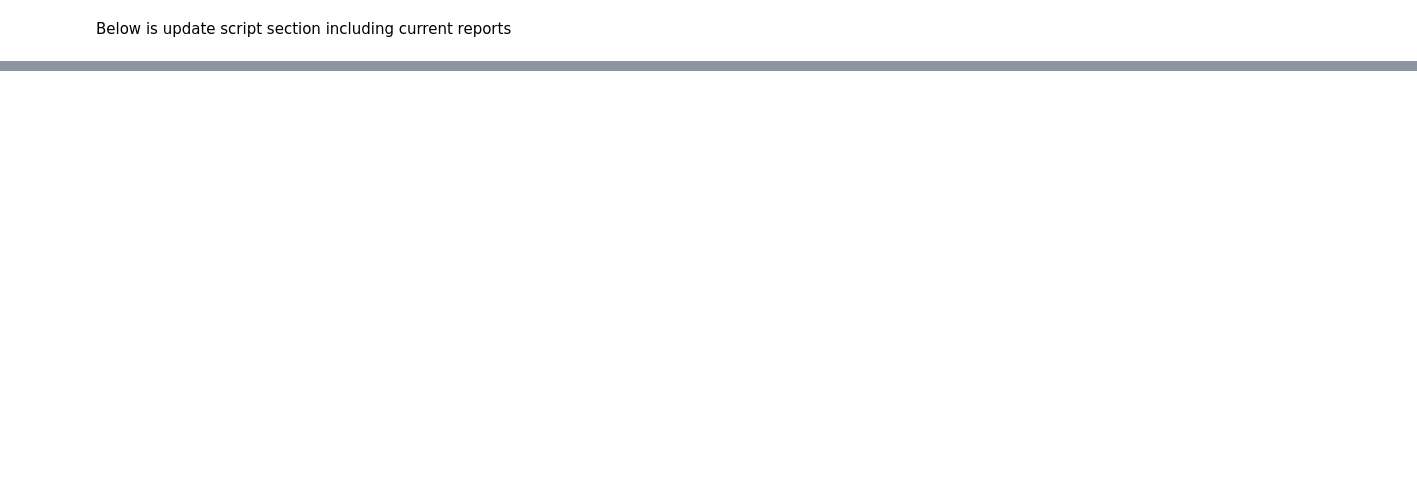
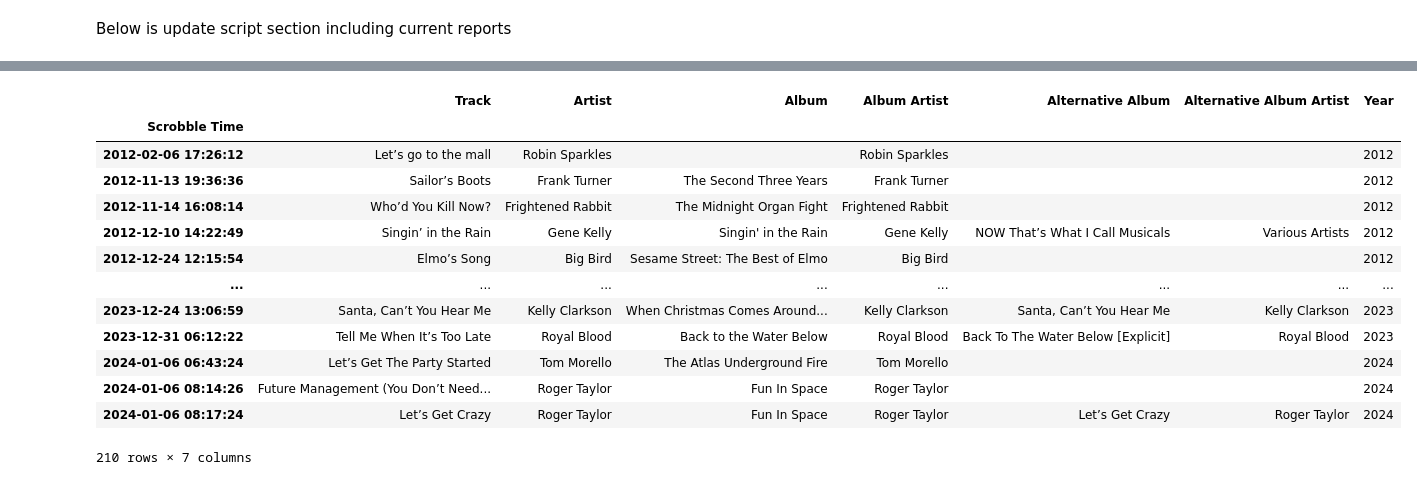
Before and after one commit to robfarrington88/lastFMToolsv2, a Jupyter notebook: testBed.ipynb, the cells around one changed output, grey strips where cells are left out. Drawn from its saved outputs; the diff is of its cells as text; code cells hidden in the pictures; blank space fills up the shorter version.

```diff
--- a/testBed.ipynb
+++ b/testBed.ipynb
@@ -7,0 +174,17 @@ import LastLib as ll
+# %%
+
+#code for charts
+fn=ll.getFileToUpdate()
+df=ll.loadDatabase(fn)
+
+pivot=ll.annualCountsTable(df, "Artist")
+pivot=pivot.sort_values(by="2022",ascending=False).reset_index()
+pivot=pivot.drop(columns=['index'])
+pivot.index+=1
+pivot=pivot.sort_values(by="2023",ascending=False).reset_index()
+pivot=pivot.rename(columns={'index':'Last Year'})
+pivot.index+=1
+#
+pivot.loc
+p2=pivot[['Last Year','Artist','2023']]
+p2
@@ -33,0 +239,25 @@ df.loc[df['Track'].str.contains('Remastered') | df['Track'].str.contains('Versio
+# %%
+#Find typical errors
+#group first!
+#n=df.groupby(["Artist","Track"]).size().sort_values(ascending=False)
+df['ErrorFound']=False
+errorList=[
+           r" ([/-] .*)? ?(Deluxe|Platinum|Anniversary|Master|Hidden Track|Collection|Acoustic|Radio|Acústico).*| [(\\[][^()\\[\\]]*?(Deluxe|Platinum|Acoustic|Live|Ao vivo|Acústico|Collection|Feat.|Feat|Hidden Track|Remix|With|Mono|Anniversary|Stereo|Master|Ft.|Featuring|Radio)[^()\\[\\]]*[)\\]]",
+           r" *?(- single|- live|- acoustic|- ao vivo|- acústico).*| [(\\[][^()\\[\\]]*?(- single|- live|- acoustic|- ao vivo|- acústico)[^()\\[\\]]*[)\\]]",
+           r" [(\\[][^()\\[\\]]*?re-?mastere?d?[^()\\[\\]]*[)\\]]| ([/-] )?([(\\[]?\\d+[)\\]]?)? ?re-?mastere?d? ?(version)?([(\\[]?\\d+[)\\]]?)?",
+           r"([/-])?(,) (?!The creator).*",
+           r" [(\\[][^()\\[\\]]*?(explicit|clean)[^()\\[\\]]*[)\\]]",
+           r" ([/-] )? ?bonus.*(.*?version)?| [(\\[][^()\\[\\]]*?bonus[^()\\[\\]]*[)\\]]",
+           ' / ',
+           r" ([/-] .*)? ?(Edition).*| [(\\[][^()\\[\\]]*?(Edition)[^()\\[\\]]*[)\\]]",
+           r" [/-] .* ?(Version|Dirty|explicit|Mono|Stereo).*",
+           '’',
+           r"[(\[].*Version(?<!Taylor's Version)[)\}}])]]",
+           r" ([/-] )?from.*?soundtrack",
+           r" ([/-] )?([(\\[])?(music )?(theme )?from \".*\".*([)\\]])?",
+           r" ([/-] )?([(\\[])?((theme|music) )?from .*motion picture.*([)\\]])?"
+           ]
+#df.loc[df['Track'].str.contains('’'),'ErrorFound']=True
+
+df.loc[df['Track'].str.contains(r"[(\[].*Version(?<!Taylor's Version)[)\]]"),'ErrorFound']=True
+df.loc[df['ErrorFound']==True]
@@ -53,2 +303,19 @@ p.to_csv("notplayed2023TRACK.csv",index=False)
+# %%
+df[df['Track'].str.contains('’')]
+# %% [output]
+|  | Track | Artist | Album | Album Artist | Alternative Album | Alternative Album Artist | Year |
+| Scrobble Time |  |  |  |  |  |  |  |
+| 2012-02-06 17:26:12 | Let’s go to the mall | Robin Sparkles |  | Robin Sparkles |  |  | 2012 |
+| 2012-11-13 19:36:36 | Sailor’s Boots | Frank Turner | The Second Three Years | Frank Turner |  |  | 2012 |
+| 2012-11-14 16:08:14 | Who’d You Kill Now? | Frightened Rabbit | The Midnight Organ Fight | Frightened Rabbit |  |  | 2012 |
+| 2012-12-10 14:22:49 | Singin’ in the Rain | Gene Kelly | Singin' in the Rain | Gene Kelly | NOW That’s What I Call Musicals | Various Artists | 2012 |
+| 2012-12-24 12:15:54 | Elmo’s Song | Big Bird | Sesame Street: The Best of Elmo | Big Bird |  |  | 2012 |
+| ... | ... | ... | ... | ... | ... | ... | ... |
+| 2023-12-24 13:06:59 | Santa, Can’t You Hear Me | Kelly Clarkson | When Christmas Comes Around... | Kelly Clarkson | Santa, Can’t You Hear Me | Kelly Clarkson | 2023 |
+| 2023-12-31 06:12:22 | Tell Me When It’s Too Late | Royal Blood | Back to the Water Below | Royal Blood | Back To The Water Below [Explicit] | Royal Blood | 2023 |
+| 2024-01-06 06:43:24 | Let’s Get The Party Started | Tom Morello | The Atlas Underground Fire | Tom Morello |  |  | 2024 |
+| 2024-01-06 08:14:26 | Future Management (You Don’t Need... | Roger Taylor | Fun In Space | Roger Taylor |  |  | 2024 |
+| 2024-01-06 08:17:24 | Let’s Get Crazy | Roger Taylor | Fun In Space | Roger Taylor | Let’s Get Crazy | Roger Taylor | 2024 |
+210 rows × 7 columns
 # %%
 #df.groupby(["Artist"]).groups #gives artists dictionarys with list of all indices
```
Also changed, not shown: parts of 20 cells of this notebook, 7 other files.
